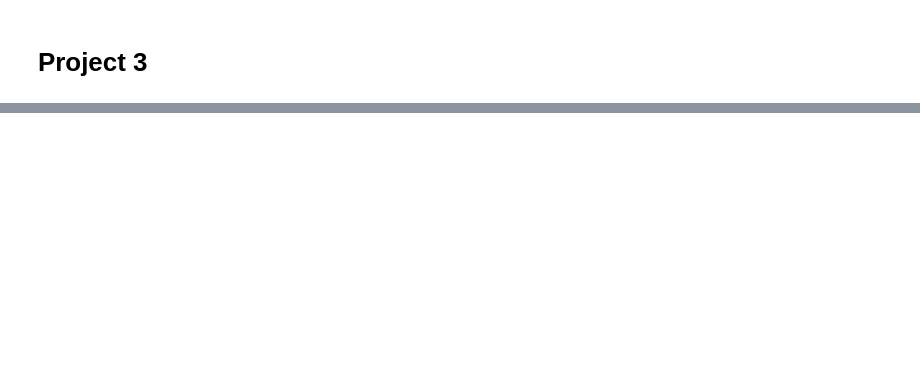
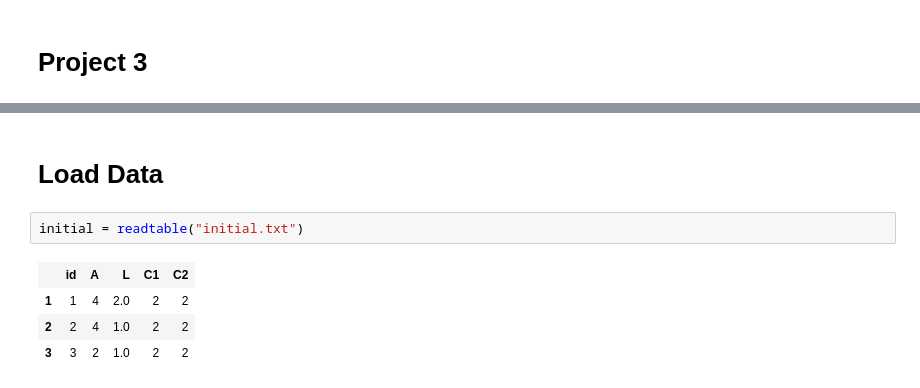
Before and after one commit to sisl/AA120Q, a Jupyter notebook: Projects/03_TrackPlotting/Solution.ipynb, the cells around one changed output, grey strips where cells are left out. Cells and saved outputs as stored; diff of their text form; blank space fills up the shorter version.

```diff
--- a/Projects/03_TrackPlotting/Solution.ipynb
+++ b/Projects/03_TrackPlotting/Solution.ipynb
@@ -134,0 +24,9 @@ PGFPlots.Axis(PGFPlots.Plots.Plot[PGFPlots.Plots.Linear(2x52 Array{Real,2}:
+# %% [markdown]
+# Load Data
+# %%
+initial = readtable("initial.txt")
+# %% [output]
+|  | id | A | L | C1 | C2 |
+| 1 | 1 | 4 | 2.0 | 2 | 2 |
+| 2 | 2 | 4 | 1.0 | 2 | 2 |
+| 3 | 3 | 2 | 1.0 | 2 | 2 |
```
Also changed, not shown: parts of 13 cells of this notebook.
